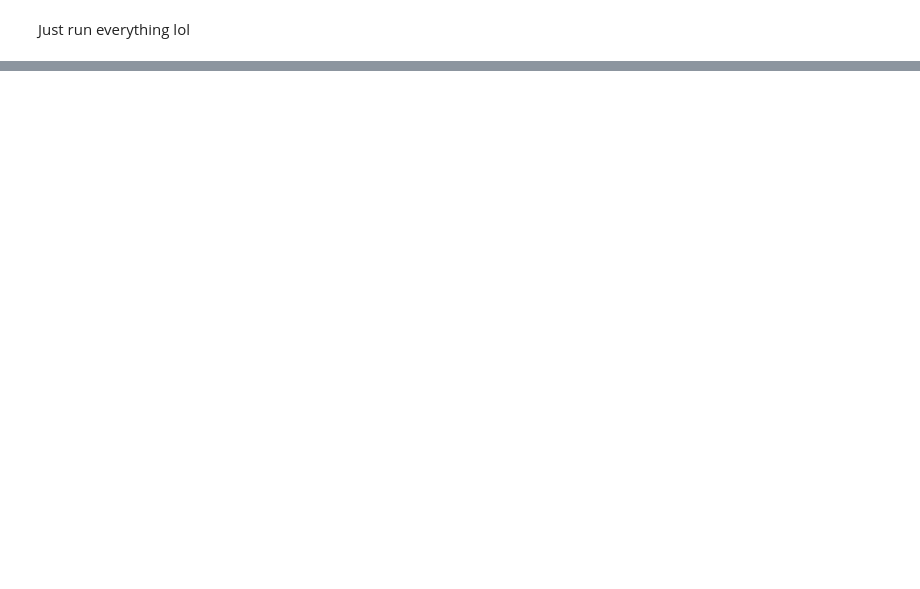
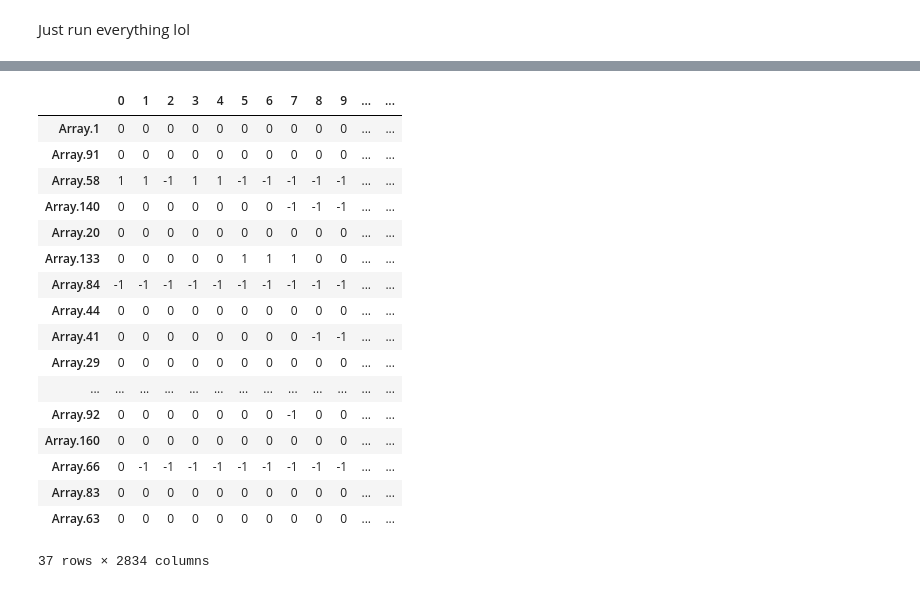
Before and after one commit to SleepingSamael/B4TM, a Jupyter notebook: models/xgboost_baseline.ipynb, the cells around one changed output, grey strips where cells are left out. Drawn from its saved outputs; the diff is of its cells as text; code cells hidden in the pictures; blank space fills up the shorter version.

Commit message:
Generate model files and predictions for validation data

```diff
--- a/models/xgboost_baseline.ipynb
+++ b/models/xgboost_baseline.ipynb
@@ -274,0 +266,3 @@ Light Gradient Boosting Machine & 0.6 (0.195) & 0.686 (0.208) \\
+# %%
+Validation_call = pd.read_csv("../data/Validation_call.txt", sep='\t')
+Validation_call
@@ -274,0 +283,10 @@ Light Gradient Boosting Machine & 0.6 (0.195) & 0.686 (0.208) \\
+# %%
+HER2_list = []
+HER2_row = Validation_call.loc[2184]
+
+for i,v in HER2_row.iteritems():
+    if v == 2:
+        HER2_list.append(i)
+        Validation_call.drop([i], axis=1, inplace=True)
+print(HER2_list)
+Validation_call
@@ -274,0 +308,24 @@ Light Gradient Boosting Machine & 0.6 (0.195) & 0.686 (0.208) \\
+# %%
+Validation_call.drop(['Chromosome','Start','End','Nclone'], axis=1, inplace=True)
+
+X_test = Validation_call.T
+X_test
+# %% [output]
+|  | 0 | 1 | 2 | 3 | 4 | 5 | 6 | 7 | 8 | 9 | ... | ... |
+| Array.1 | 0 | 0 | 0 | 0 | 0 | 0 | 0 | 0 | 0 | 0 | ... | ... |
+| Array.91 | 0 | 0 | 0 | 0 | 0 | 0 | 0 | 0 | 0 | 0 | ... | ... |
+| Array.58 | 1 | 1 | -1 | 1 | 1 | -1 | -1 | -1 | -1 | -1 | ... | ... |
+| Array.140 | 0 | 0 | 0 | 0 | 0 | 0 | 0 | -1 | -1 | -1 | ... | ... |
+| Array.20 | 0 | 0 | 0 | 0 | 0 | 0 | 0 | 0 | 0 | 0 | ... | ... |
+| Array.133 | 0 | 0 | 0 | 0 | 0 | 1 | 1 | 1 | 0 | 0 | ... | ... |
+| Array.84 | -1 | -1 | -1 | -1 | -1 | -1 | -1 | -1 | -1 | -1 | ... | ... |
+| Array.44 | 0 | 0 | 0 | 0 | 0 | 0 | 0 | 0 | 0 | 0 | ... | ... |
+| Array.41 | 0 | 0 | 0 | 0 | 0 | 0 | 0 | 0 | -1 | -1 | ... | ... |
+| Array.29 | 0 | 0 | 0 | 0 | 0 | 0 | 0 | 0 | 0 | 0 | ... | ... |
+| ... | ... | ... | ... | ... | ... | ... | ... | ... | ... | ... | ... | ... |
+| Array.92 | 0 | 0 | 0 | 0 | 0 | 0 | 0 | -1 | 0 | 0 | ... | ... |
+| Array.160 | 0 | 0 | 0 | 0 | 0 | 0 | 0 | 0 | 0 | 0 | ... | ... |
+| Array.66 | 0 | -1 | -1 | -1 | -1 | -1 | -1 | -1 | -1 | -1 | ... | ... |
+| Array.83 | 0 | 0 | 0 | 0 | 0 | 0 | 0 | 0 | 0 | 0 | ... | ... |
+| Array.63 | 0 | 0 | 0 | 0 | 0 | 0 | 0 | 0 | 0 | 0 | ... | ... |
+37 rows × 2834 columns
```
Also changed, not shown: parts of 9 cells of this notebook, 16 other files.
